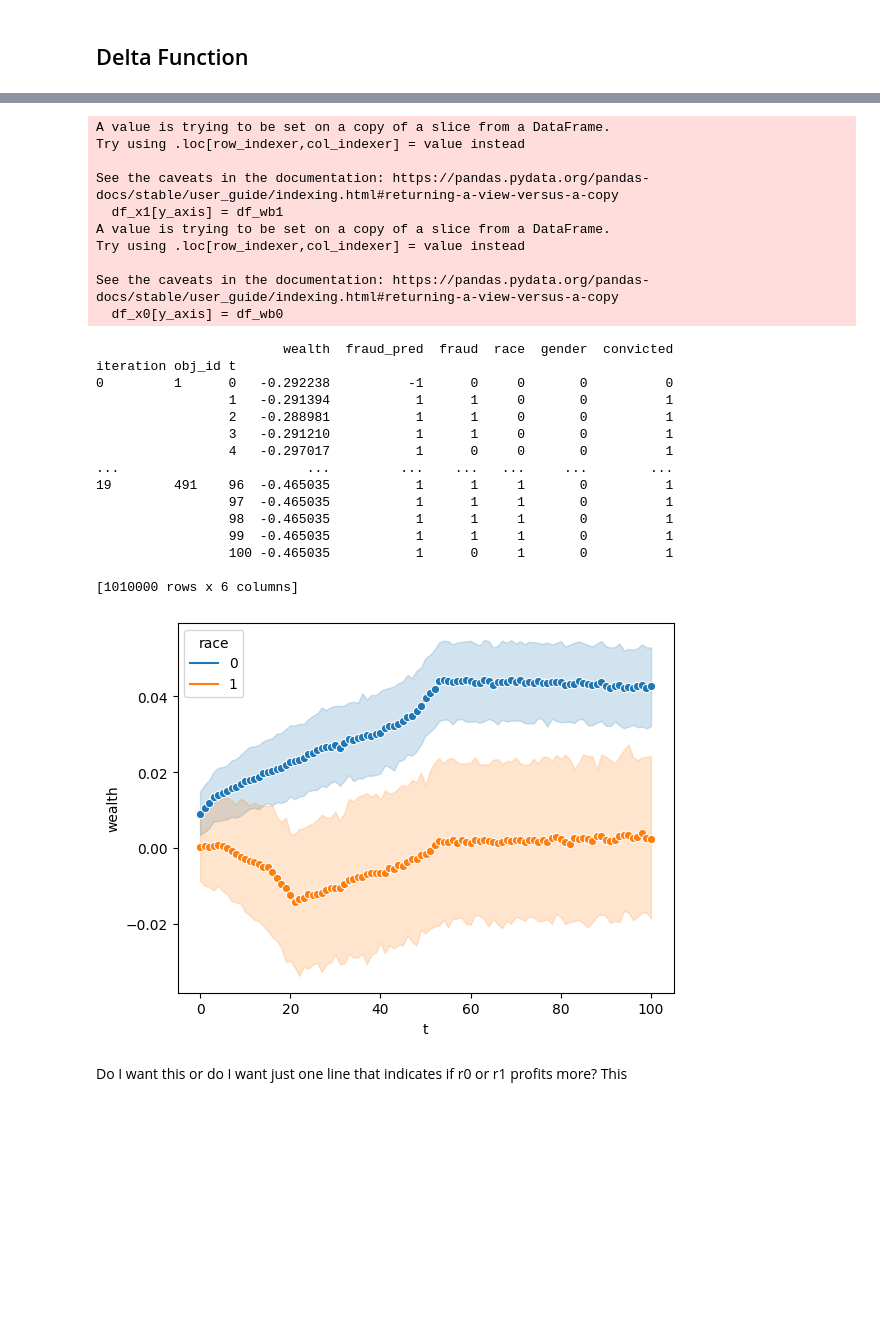
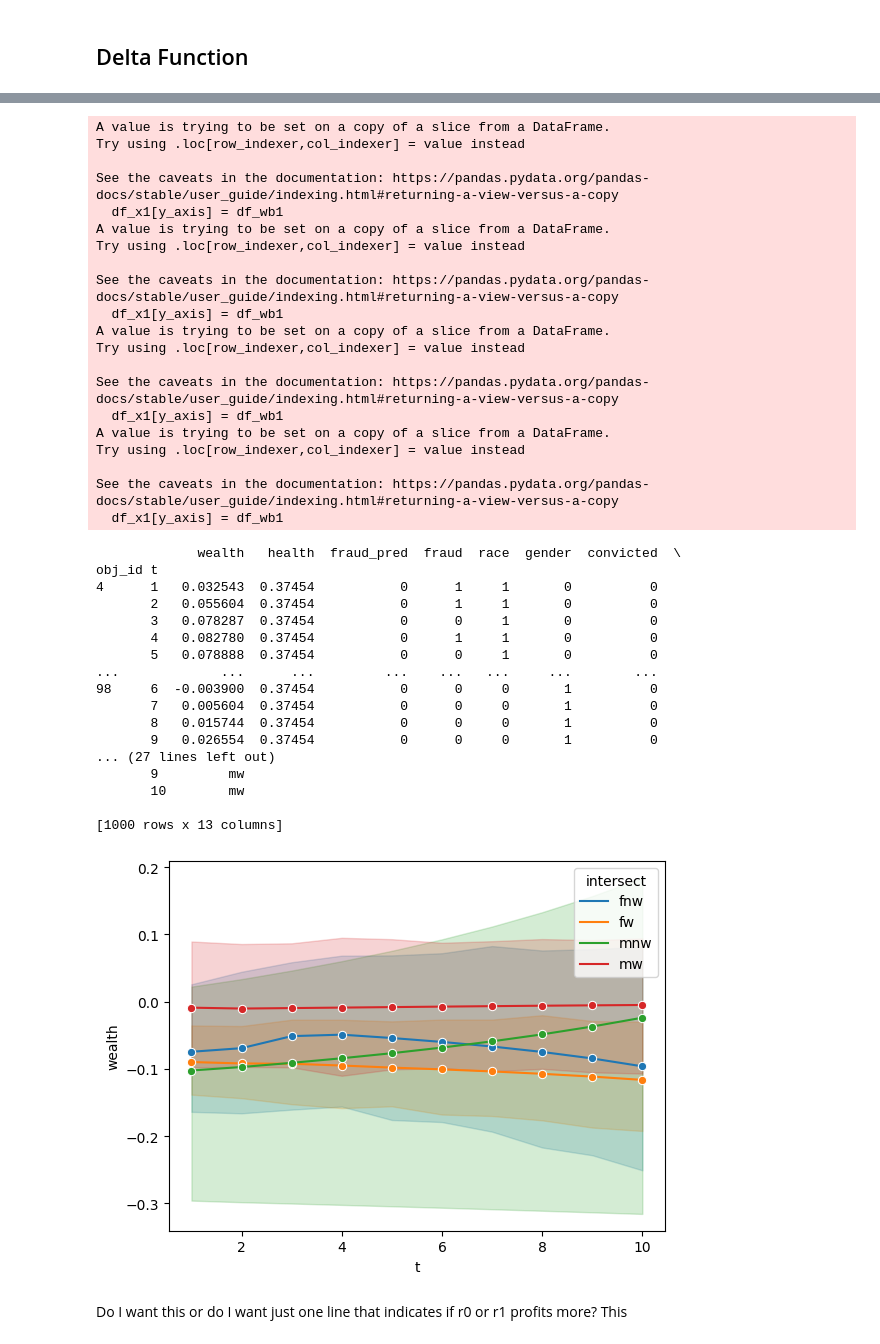
Before and after one commit to Le-Ty/abm_dm_impact, a Jupyter notebook: basic/notebooks/delta_function_appeal.ipynb, the cells around one changed output, grey strips where cells are left out. Saved outputs shown, nothing was run; the diff lists cells and outputs as text; code cells hidden in the pictures; blank space fills up the shorter version.

```diff
--- a/basic/notebooks/delta_function_appeal.ipynb
+++ b/basic/notebooks/delta_function_appeal.ipynb
@@ -41,7 +41,7 @@ and use the method :func:`Model.run` to perform the simulation and return it's o
 # %%
 parameters = {
     'my_parameter':42,
-    'agents':500,
+    'agents':200,
     'steps':100,
     'wealth_appeal_corr': 0, # >0 more wealth higher appeal chance
     'acc': 0.8, # accuracy of fraud prdediction
@@ -54,8 +54,8 @@ parameters = {
 
 }
 
-sample = ap.Sample(parameters, n=2)
+sample = ap.Sample(parameters, n=1)
 # model_baseline = VirusModel_baseline(parameters)
-exp = ap.Experiment(VirusModel_baseline, sample, iterations =5, record = True)
+exp = ap.Experiment(VirusModel_baseline, sample, iterations =1, record = True)
 results_baseline = exp.run()
 # %% [output]
@@ -96,20 +82,23 @@ viz(df_baseline, df_baseline.index.get_level_values('t'), df_baseline['wealth'].
 # %%
 parameters_b = {
     'my_parameter':42,
-    'agents':500,
+    'agents':200,
     'steps':100,
     'wealth_appeal_corr': 0, # >0 more wealth higher appeal chance
     'acc': 0.8, # accuracy of fraud prdediction
     'appeal_wealth': 0.3, # minimal wealth needed for appeal (could also become a param for distr. eventually)
     #'wealth_impact'
-    'clf': 'hist', # None, 'hist'
-    'expi': None
+    'clf': 'pretrained', # None, 'hist'
+    'expi': 'appeal',
+    'fraud_det': 0,
+    'fairness_metrics' : False
+
 
 }
 
 
 sample_b = ap.Sample(parameters_b, n=1)
 model_b = VirusModel(parameters_b)
-exp = ap.Experiment(VirusModel, sample, iterations =5, record = True)
+exp = ap.Experiment(VirusModel, sample, iterations =1, record = True)
 results_baseline = exp.run()
 # %% [output]
@@ -169,12 +150,12 @@ viz(df_xb, df_xb.index.get_level_values('t'), df_xb['wealth'].astype(float), df_
 # %%
 # run baseline and normal model and save results
 
-exp = ap.Experiment(VirusModel_baseline, parameters, iterations =20, record=True)
+exp = ap.Experiment(VirusModel_baseline, parameters, iterations =5, record=True)
 results_baseline = exp.run()
 
 df_baseline = results_baseline['variables']['Person']
 
-exp = ap.Experiment(VirusModel, parameters_b, iterations =20, record=True)
+exp = ap.Experiment(VirusModel, parameters_b, iterations =5, record=True)
 results = exp.run()
 
 df = results['variables']['Person']
@@ -198,0 +165,3 @@ Run time: 0:05:13.255772
+# %%
+df = transform_pd(df)
+df_baseline = transform_pd(df_baseline)
@@ -199,34 +193,46 @@ Run time: 0:05:13.255772
 # %%
-df_xb = delta_function('race', 'wealth', df, df_baseline)
+df_xb = delta_function('intersect', 'wealth', df, df_baseline)
 print(df_xb)
-viz(df_xb, df_xb.index.get_level_values('t'), df_xb['wealth'].astype(float), df_xb['race'])
+viz(df_xb, df_xb.index.get_level_values('t'), df_xb['wealth'].astype(float), df_xb['intersect'])
 # %% [output]
 A value is trying to be set on a copy of a slice from a DataFrame.
 Try using .loc[row_indexer,col_indexer] = value instead
 
 See the caveats in the documentation: https://pandas.pydata.org/pandas-docs/stable/user_guide/indexing.html#returning-a-view-versus-a-copy
   df_x1[y_axis] = df_wb1
 A value is trying to be set on a copy of a slice from a DataFrame.
 Try using .loc[row_indexer,col_indexer] = value instead
 
 See the caveats in the documentation: https://pandas.pydata.org/pandas-docs/stable/user_guide/indexing.html#returning-a-view-versus-a-copy
-  df_x0[y_axis] = df_wb0
+  df_x1[y_axis] = df_wb1
+A value is trying to be set on a copy of a slice from a DataFrame.
+Try using .loc[row_indexer,col_indexer] = value instead
+
+See the caveats in the documentation: https://pandas.pydata.org/pandas-docs/stable/user_guide/indexing.html#returning-a-view-versus-a-copy
+  df_x1[y_axis] = df_wb1
+A value is trying to be set on a copy of a slice from a DataFrame.
+Try using .loc[row_indexer,col_indexer] = value instead
+
+See the caveats in the documentation: https://pandas.pydata.org/pandas-docs/stable/user_guide/indexing.html#returning-a-view-versus-a-copy
+  df_x1[y_axis] = df_wb1
-                        wealth  fraud_pred  fraud  race  gender  convicted
-iteration obj_id t
-0         1      0   -0.292238          -1      0     0       0          0
-                 1   -0.291394           1      1     0       0          1
-                 2   -0.288981           1      1     0       0          1
-                 3   -0.291210           1      1     0       0          1
-                 4   -0.297017           1      0     0       0          1
-...                        ...         ...    ...   ...     ...        ...
-19        491    96  -0.465035           1      1     1       0          1
-                 97  -0.465035           1      1     1       0          1
-                 98  -0.465035           1      1     1       0          1
-                 99  -0.465035           1      1     1       0          1
-                 100 -0.465035           1      0     1       0          1
+             wealth   health  fraud_pred  fraud  race  gender  convicted  \
+obj_id t
+4      1   0.032543  0.37454           0      1     1       0          0
+       2   0.055604  0.37454           0      1     1       0          0
+       3   0.078287  0.37454           0      0     1       0          0
+       4   0.082780  0.37454           0      1     1       0          0
+       5   0.078888  0.37454           0      0     1       0          0
+...             ...      ...         ...    ...   ...     ...        ...
+98     6  -0.003900  0.37454           0      0     0       1          0
+       7   0.005604  0.37454           0      0     0       1          0
+       8   0.015744  0.37454           0      0     0       1          0
+       9   0.026554  0.37454           0      0     0       1          0
+... (27 lines left out)
+       9         mw
+       10        mw
 
-[1010000 rows x 6 columns]
+[1000 rows x 13 columns]
-[figure, old version]
+[figure, new version]
 # %% [markdown]
 Do I want this or do I want just one line that indicates if r0 or r1 profits more? This
 # %%
```
Also changed, not shown: parts of 9 cells of this notebook, 9 other files.
